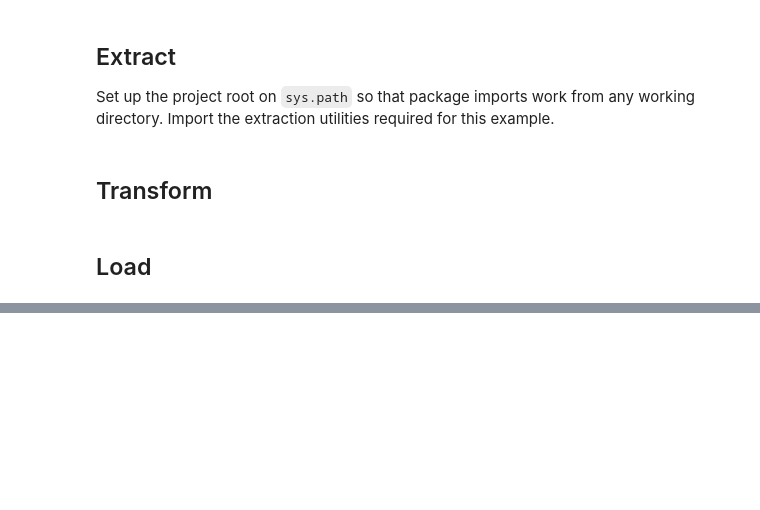
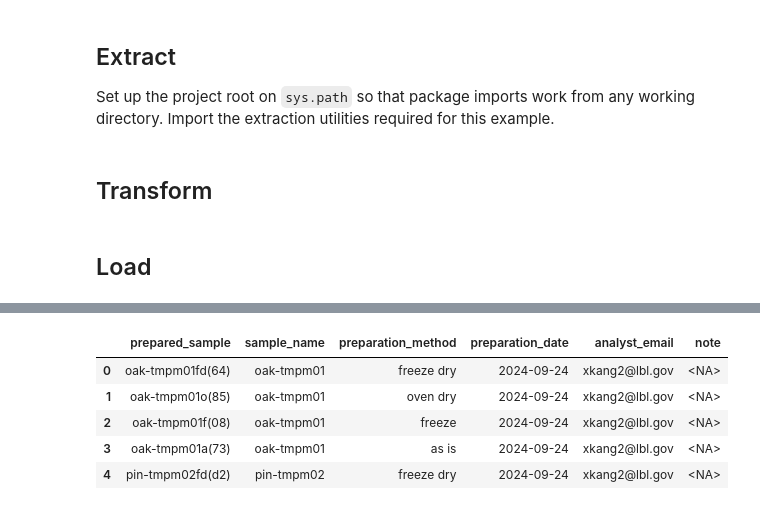
Before and after one commit to petercarbsmith/ca-biositing, a Jupyter notebook: src/ca_biositing/pipeline/ca_biositing/pipeline/utils/sampling_data_notebook.ipynb, the cells around one changed output, grey strips where cells are left out. Saved outputs shown, nothing was run; the diff lists cells and outputs as text; code cells hidden in the pictures; blank space fills up the shorter version.

```diff
--- a/src/ca_biositing/pipeline/ca_biositing/pipeline/utils/sampling_data_notebook.ipynb
+++ b/src/ca_biositing/pipeline/ca_biositing/pipeline/utils/sampling_data_notebook.ipynb
@@ -327,0 +449,23 @@ cleaned_data.head()
+# %%
+## SELECT THE COLUMNS FOR THE PREPARATION TABLE and NORMALIZE
+
+preparation_selected = preparation_coerced[['prepared_sample', #prepared_sample.name
+                                            'sample_name', #field_sample.name
+                                            'preparation_method', #prep_method_id -> preparation_method.name
+                                            'preparation_date', #prep_date
+                                            'analyst_email', #preparer_id -> contact.email
+                                            'note']] #note
+
+preparation_method_selected = preparation_coerced[['preparation_method', #preparation_method.name
+                                                   'prep_temp_c', #prep_temp_c
+                                                   'drying_step' #drying_step
+                                                   ]]
+
+preparation_selected.head()
+# %% [output]
+|  | prepared_sample | sample_name | preparation_method | preparation_date | analyst_email | note |
+| 0 | oak-tmpm01fd(64) | oak-tmpm01 | freeze dry | 2024-09-24 | xkang2@lbl.gov | <NA> |
+| 1 | oak-tmpm01o(85) | oak-tmpm01 | oven dry | 2024-09-24 | xkang2@lbl.gov | <NA> |
+| 2 | oak-tmpm01f(08) | oak-tmpm01 | freeze | 2024-09-24 | xkang2@lbl.gov | <NA> |
+| 3 | oak-tmpm01a(73) | oak-tmpm01 | as is | 2024-09-24 | xkang2@lbl.gov | <NA> |
+| 4 | pin-tmpm02fd(d2) | pin-tmpm02 | freeze dry | 2024-09-24 | xkang2@lbl.gov | <NA> |
```
Also changed, not shown: parts of 10 cells of this notebook, 10 other files.
